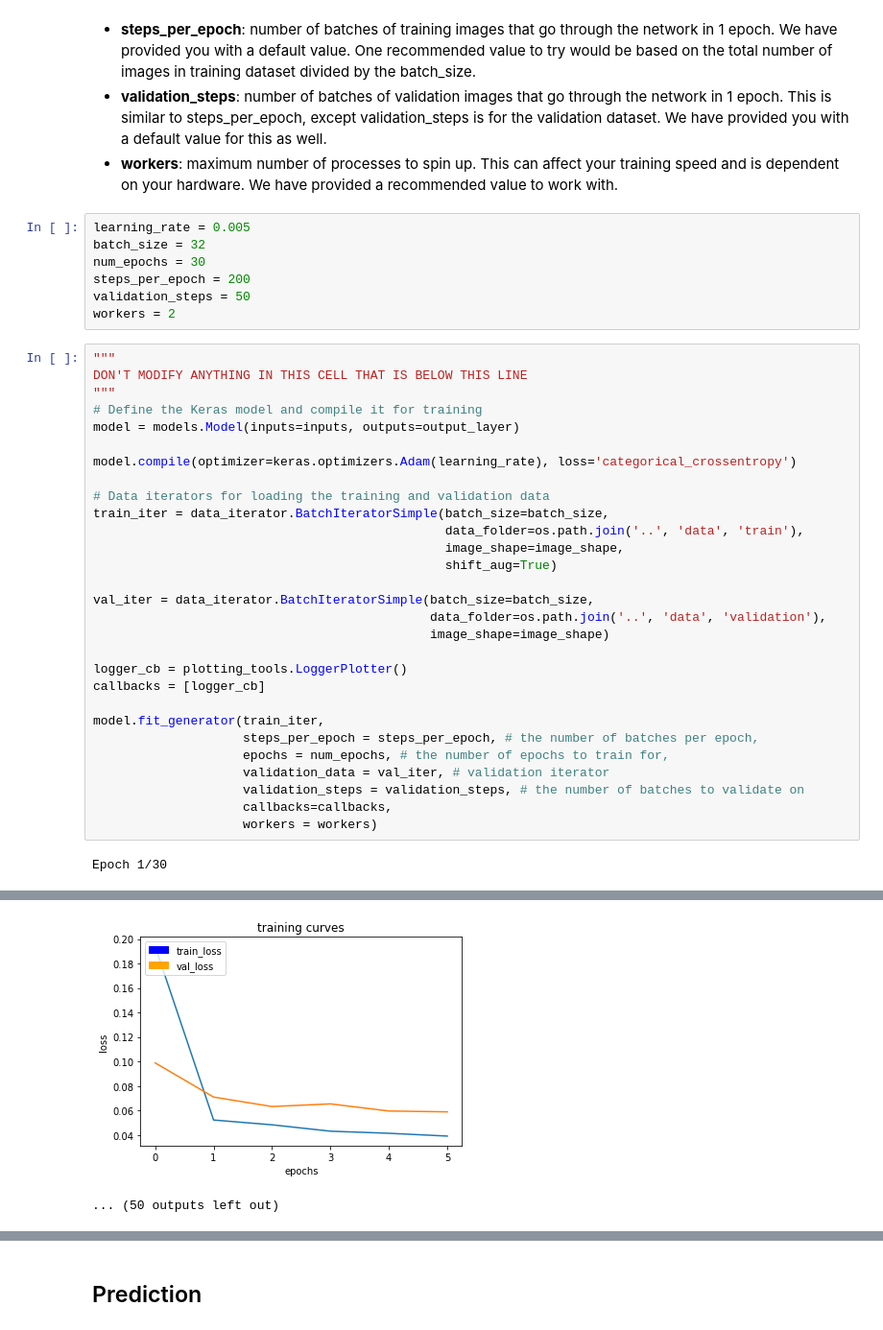
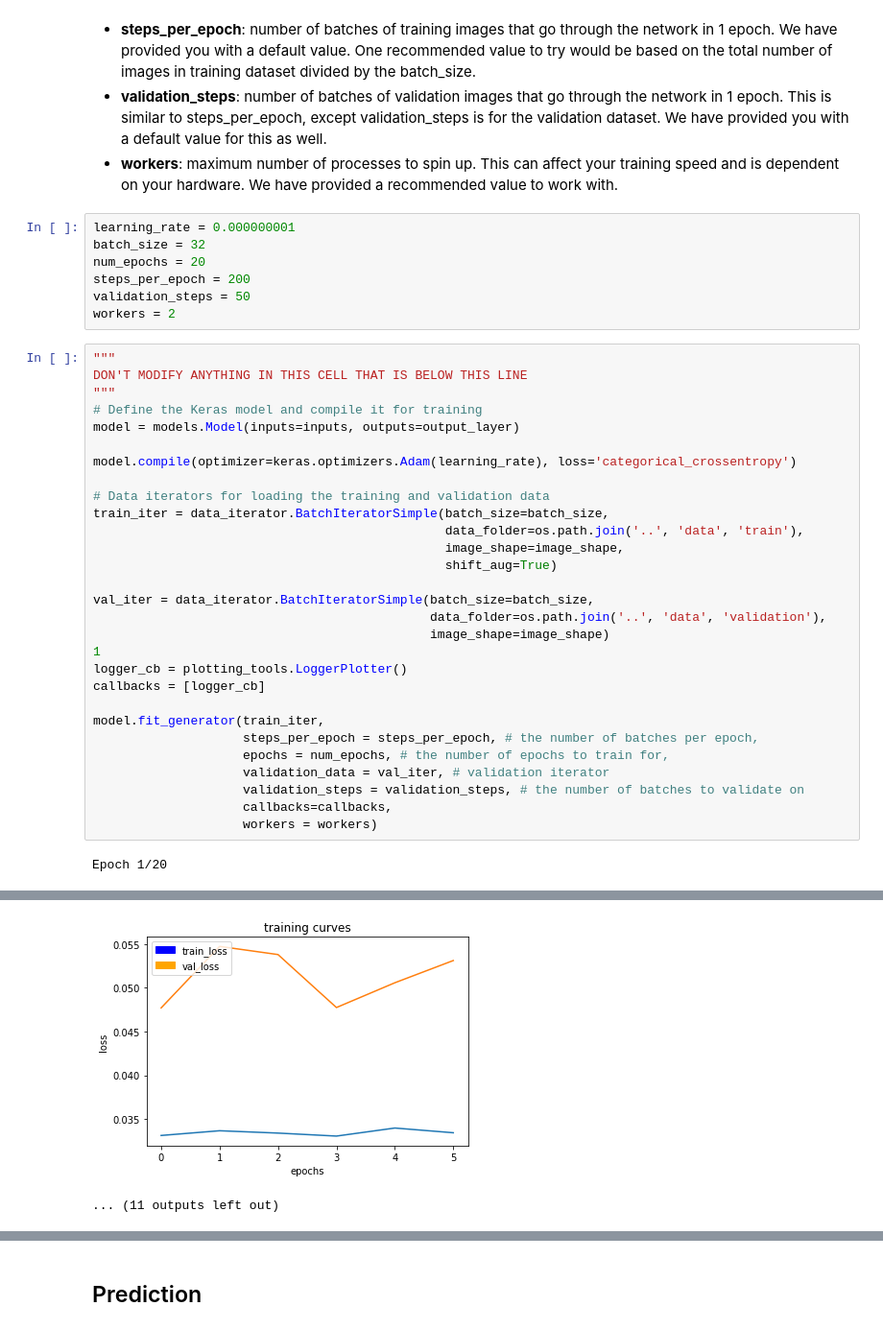
Before and after one commit to kmkharche/RoboND-Segmentation-NeuralNet-Lab, a Jupyter notebook: code/segmentation_lab.ipynb, the cells around one changed output, grey strips where cells are left out. Shown: that part at 96% size. Cells and saved outputs as stored; diff of their text form.

```diff
--- a/code/segmentation_lab.ipynb
+++ b/code/segmentation_lab.ipynb
@@ -163,9 +163,9 @@ Define and tune your hyperparameters.
 - **validation_steps**: number of batches of validation images that go through the network in 1 epoch. This is similar to steps_per_epoch, except validation_steps is for the validation dataset. We have provided you with a default value for this as well.
 - **workers**: maximum number of processes to spin up. This can affect your training speed and is dependent on your hardware. We have provided a recommended value to work with.
 # %%
-learning_rate = 0.005
+learning_rate = 0.000000001
 batch_size = 32
-num_epochs = 30
+num_epochs = 20
 steps_per_epoch = 200
 validation_steps = 50
 workers = 2
@@ -187,7 +187,7 @@ train_iter = data_iterator.BatchIteratorSimple(batch_size=batch_size,
 val_iter = data_iterator.BatchIteratorSimple(batch_size=batch_size,
                                              data_folder=os.path.join('..', 'data', 'validation'),
                                              image_shape=image_shape)
-
+1
 logger_cb = plotting_tools.LoggerPlotter()
 callbacks = [logger_cb]
 
@@ -199,4 +199,4 @@ model.fit_generator(train_iter,
                     callbacks=callbacks,
                     workers = workers)
 # %% [output]
-Epoch 1/30
+Epoch 1/20
@@ -218,5 +218,5 @@ Epoch 6/30
-[figure, old version]
+[figure, new version]
-... (50 outputs left out)
+... (11 outputs left out)
 # %% [markdown]
 # Save your trained model weights
 weight_file_name = 'model_weights'
```
Also changed, not shown: parts of 3 cells of this notebook.
